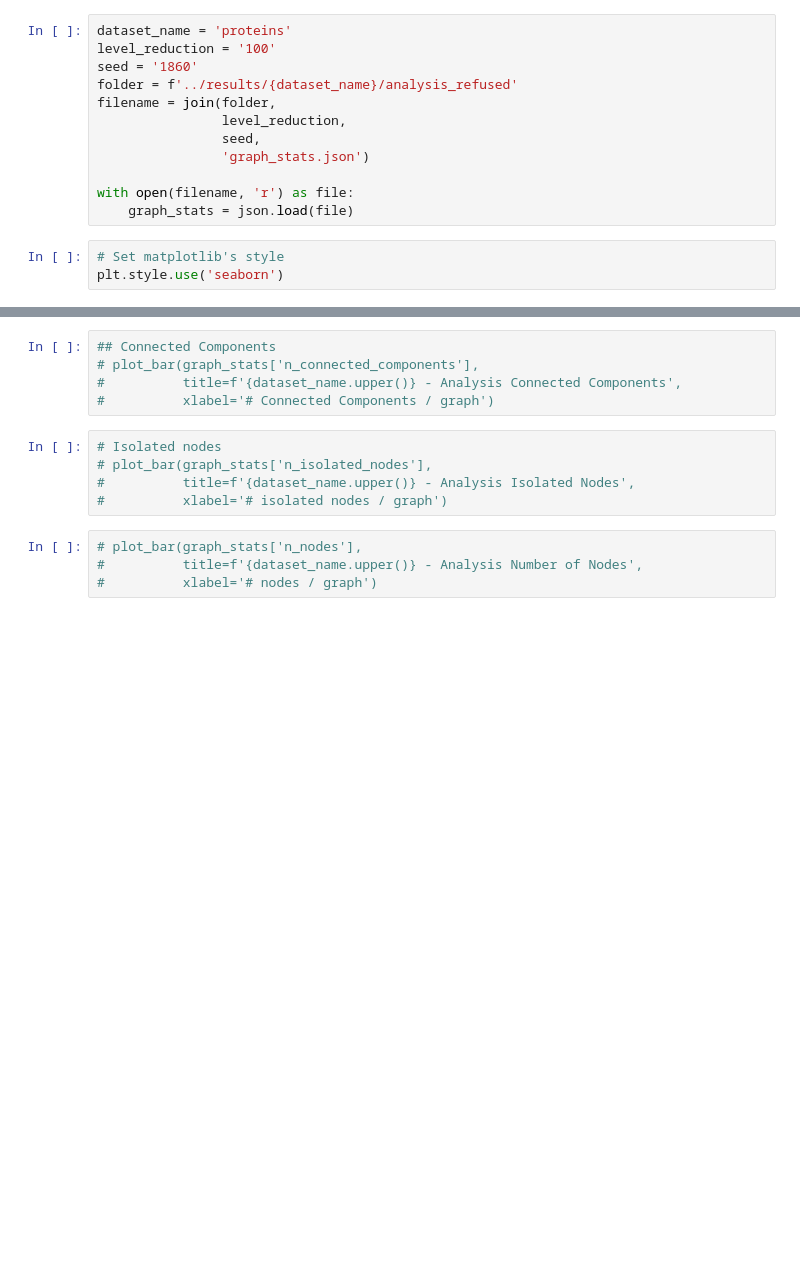
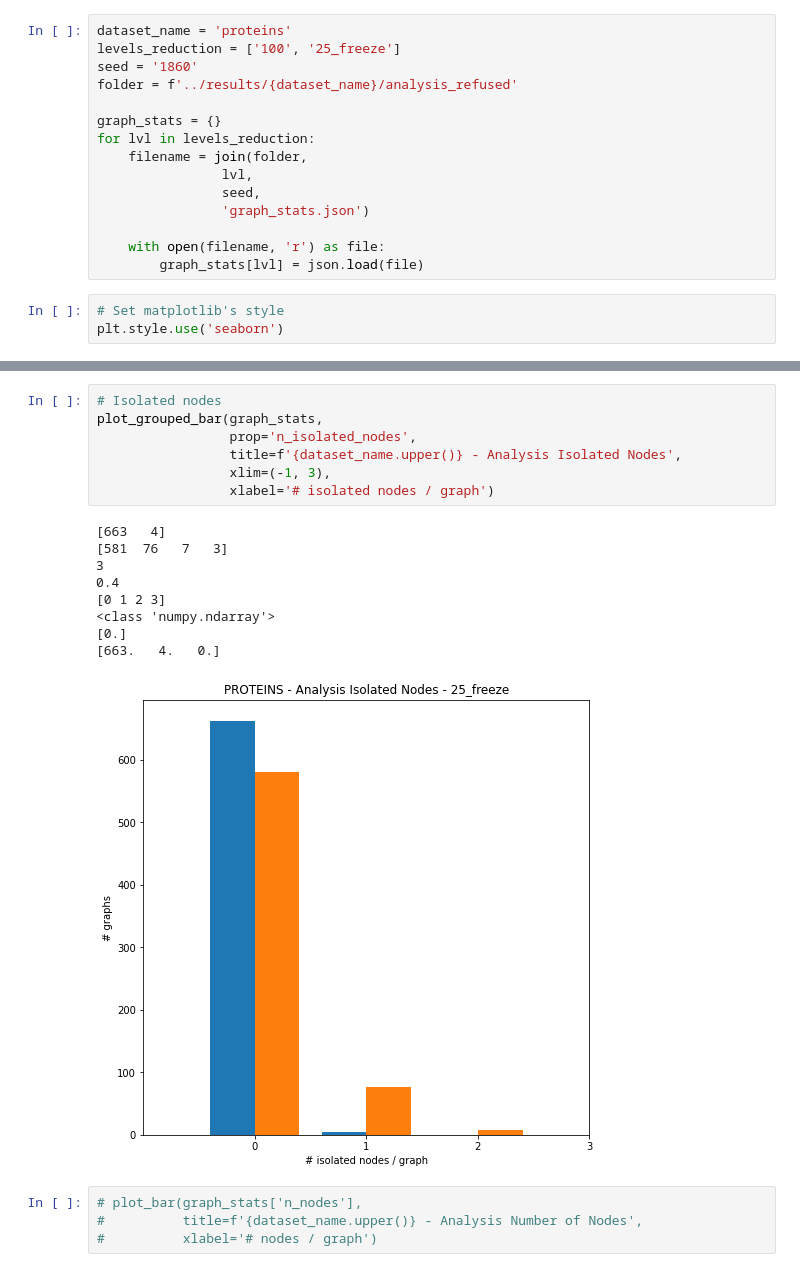
Before and after one commit to CheshireCat12/graph-matching-gnn-reduction, a Jupyter notebook: graph_analysis/notebooks/analysis_stats.ipynb, the cells around one changed output, grey strips where cells are left out. Saved outputs shown, nothing was run; the diff lists cells and outputs as text; blank space fills up the shorter version.

Commit message:
change the jupyter book to run all the reduction levels at once

```diff
--- a/graph_analysis/notebooks/analysis_stats.ipynb
+++ b/graph_analysis/notebooks/analysis_stats.ipynb
@@ -6,16 +6,19 @@ import json
 from os.path import join
 # %%
 dataset_name = 'proteins'
-level_reduction = '100'
+levels_reduction = ['100', '25_freeze']
 seed = '1860'
 folder = f'../results/{dataset_name}/analysis_refused'
-filename = join(folder,
-                level_reduction,
+
+graph_stats = {}
+for lvl in levels_reduction:
+    filename = join(folder,
+                lvl,
                 seed,
                 'graph_stats.json')
 
-with open(filename, 'r') as file:
-    graph_stats = json.load(file)
+    with open(filename, 'r') as file:
+        graph_stats[lvl] = json.load(file)
 # %%
 # Set matplotlib's style
 plt.style.use('seaborn')
@@ -102,13 +129,20 @@ Min-Max max degrees: 3.00-12.00
 # %%
-## Connected Components
-# plot_bar(graph_stats['n_connected_components'],
-#          title=f'{dataset_name.upper()} - Analysis Connected Components',
-#          xlabel='# Connected Components / graph')
+# Isolated nodes
+plot_grouped_bar(graph_stats,
+                 prop='n_isolated_nodes',
+                 title=f'{dataset_name.upper()} - Analysis Isolated Nodes',
+                 xlim=(-1, 3),
+                 xlabel='# isolated nodes / graph')
+# %% [output]
+[663   4]
+[581  76   7   3]
+3
+0.4
+[0 1 2 3]
+<class 'numpy.ndarray'>
+[0.]
+[663.   4.   0.]
+[figure, added]
-# %%
-# Isolated nodes
-# plot_bar(graph_stats['n_isolated_nodes'],
-#          title=f'{dataset_name.upper()} - Analysis Isolated Nodes',
-#          xlabel='# isolated nodes / graph')
 # %%
 # plot_bar(graph_stats['n_nodes'],
 #          title=f'{dataset_name.upper()} - Analysis Number of Nodes',
```
Also changed, not shown: parts of 7 cells of this notebook, 1 other file.
